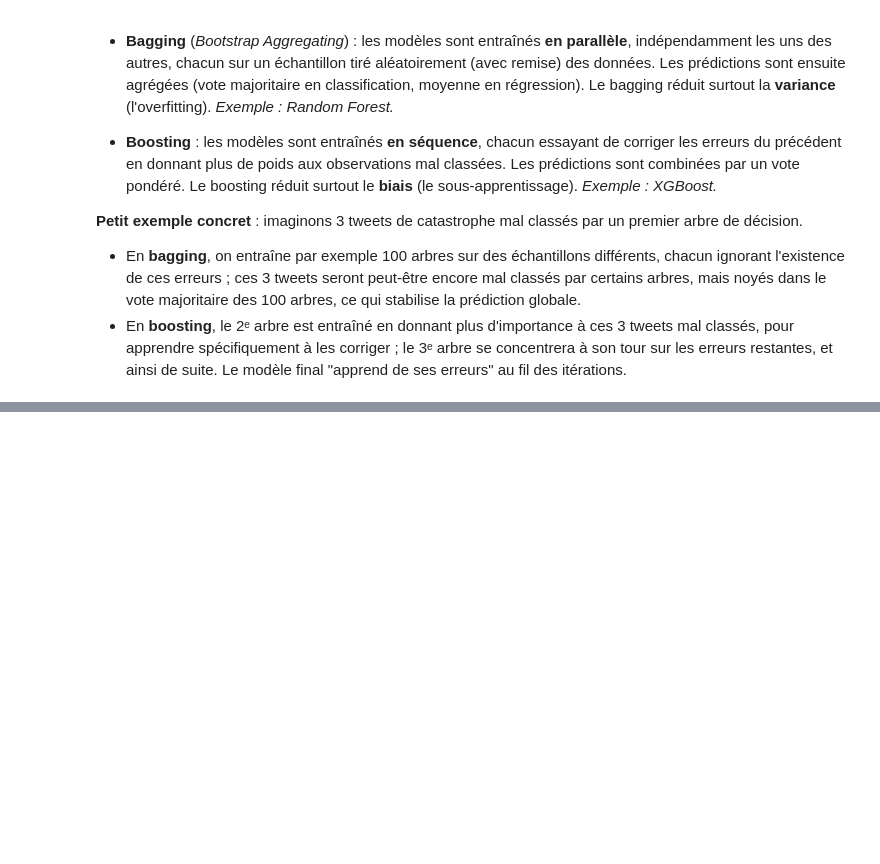
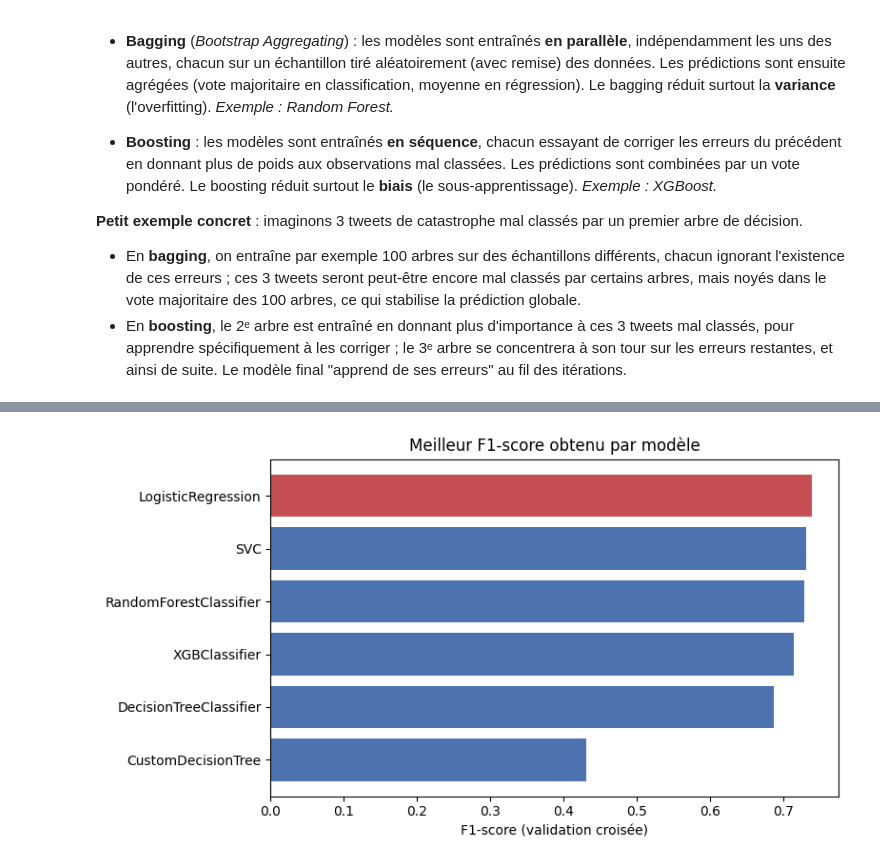
Before and after one commit to axel-achart/eye-of-emergency, a Jupyter notebook: notebook.ipynb, the cells around one changed output, grey strips where cells are left out. Saved outputs shown, nothing was run; the diff lists cells and outputs as text; code cells hidden in the pictures; blank space fills up the shorter version.

```diff
--- a/notebook.ipynb
+++ b/notebook.ipynb
@@ -519,0 +672,23 @@ Les deux sont des méthodes d'**ensemble** : elles combinent plusieurs modèles
+# %%
+from sklearn.feature_extraction.text import TfidfVectorizer
+from sklearn.tree import DecisionTreeClassifier
+from sklearn.metrics import accuracy_score, f1_score
+
+# Vectorisation limitee a 300 mots pour que notre arbre "maison" reste rapide
+demo_vectorizer = TfidfVectorizer(max_features=300)
+X_train_demo = demo_vectorizer.fit_transform(X_train_text)
+X_val_demo = demo_vectorizer.transform(X_val_text)
+
+my_tree = CustomDecisionTree(max_depth=8, min_samples_split=10)
+my_tree.fit(X_train_demo, y_train)
+my_pred = my_tree.predict(X_val_demo)
+
+# Meme parametres sur l'arbre de scikit-learn, pour verifier que notre implementation est coherente
+sk_tree = DecisionTreeClassifier(max_depth=8, min_samples_split=10, random_state=42)
+sk_tree.fit(X_train_demo, y_train)
+sk_pred = sk_tree.predict(X_val_demo)
+
+print("Notre CustomDecisionTree :")
+print(f"  Accuracy = {accuracy_score(y_val, my_pred):.3f} | F1-score = {f1_score(y_val, my_pred):.3f}")
+print("\nDecisionTreeClassifier (scikit-learn) :")
+print(f"  Accuracy = {accuracy_score(y_val, sk_pred):.3f} | F1-score = {f1_score(y_val, sk_pred):.3f}")
@@ -519,0 +757,13 @@ Les deux sont des méthodes d'**ensemble** : elles combinent plusieurs modèles
+# %%
+results = pd.DataFrame(grid_search.cv_results_)
+results["classifier_name"] = results["param_classifier"].apply(lambda c: type(c).__name__)
+results["vectorizer_name"] = results["param_vectorizer"].apply(lambda v: type(v).__name__)
+
+# Meilleur score obtenu par chaque modele, toutes vectorisations/hyperparametres confondus
+summary = (
+    results.groupby("classifier_name")["mean_test_score"]
+    .max()
+    .sort_values(ascending=False)
+    .rename("Meilleur F1-score (validation croisée)")
+)
+summary
@@ -519,0 +779,11 @@ Les deux sont des méthodes d'**ensemble** : elles combinent plusieurs modèles
+# %%
+plt.figure(figsize=(8, 4.5))
+colors = ["#C44E52" if name == grid_search.best_params_["classifier"].__class__.__name__ else "#4C72B0" for name in summary.index]
+plt.barh(summary.index, summary.values, color=colors)
+plt.xlabel("F1-score (validation croisée)")
+plt.title("Meilleur F1-score obtenu par modèle")
+plt.gca().invert_yaxis()
+plt.tight_layout()
+plt.show()
+# %% [output]
+[figure, added]
```
Also changed, not shown: parts of 23 cells of this notebook, 1 other file.
